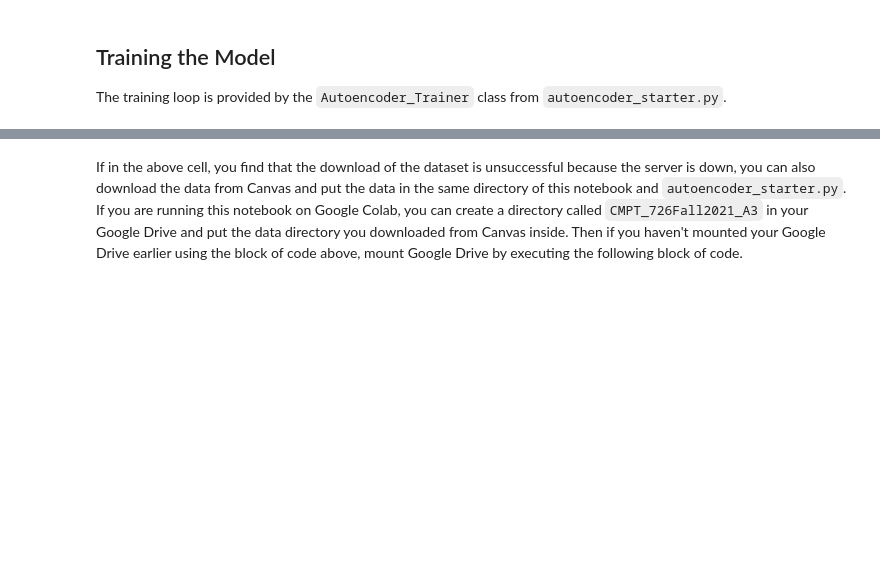
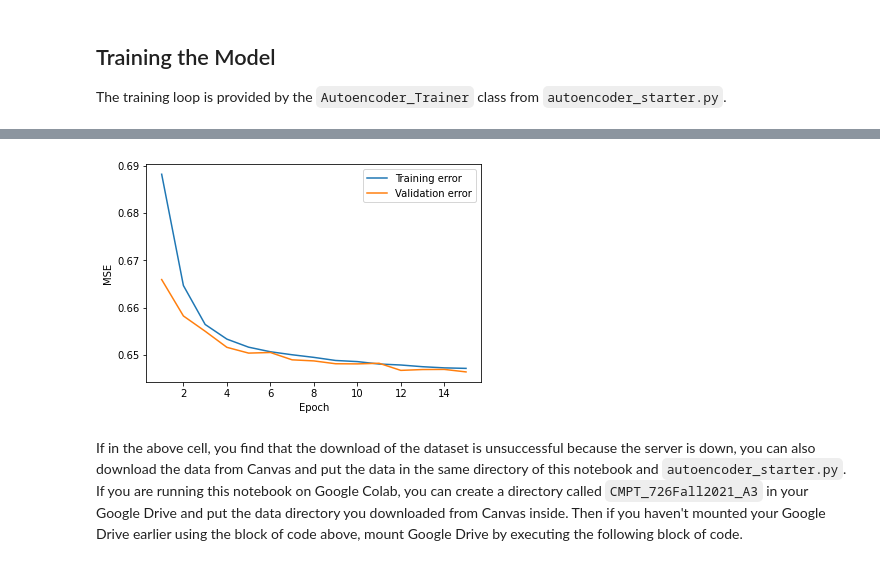
Before and after one commit to subClassy/autoencoders-assignment, a Jupyter notebook: Autoencoder_sample.ipynb, the cells around one changed output, grey strips where cells are left out. Cells and saved outputs as stored; diff of their text form; code cells hidden in the pictures; blank space fills up the shorter version.

Commit message:
added plots

```diff
--- a/Autoencoder_sample.ipynb
+++ b/Autoencoder_sample.ipynb
@@ -130,3 +126,12 @@ except (KeyboardInterrupt, SystemExit):
 ... (18 outputs left out)
+# %%
+plt.plot(np.arange(1, EPOCH_NUMBER + 1), trainer.training_losses)
+plt.plot(np.arange(1, EPOCH_NUMBER + 1), trainer.val_losses)
+plt.ylabel('MSE')
+plt.legend(['Training error', 'Validation error'])
+plt.xlabel('Epoch')
+plt.show(block=True)
+# %% [output]
+[figure, added]
 # %% [markdown]
 If in the above cell, you find that the download of the dataset is unsuccessful because the server is down, you can also download the data from Canvas and put the data in the same directory of this notebook and `autoencoder_starter.py`. If you are running this notebook on Google Colab, you can create a directory called `CMPT_726Fall2021_A3` in your Google Drive and put the data directory you downloaded from Canvas inside. Then if you haven't mounted your Google Drive earlier using the block of code above, mount Google Drive by executing the following block of code.
```
Also changed, not shown: parts of 7 cells of this notebook, 2 other files.
